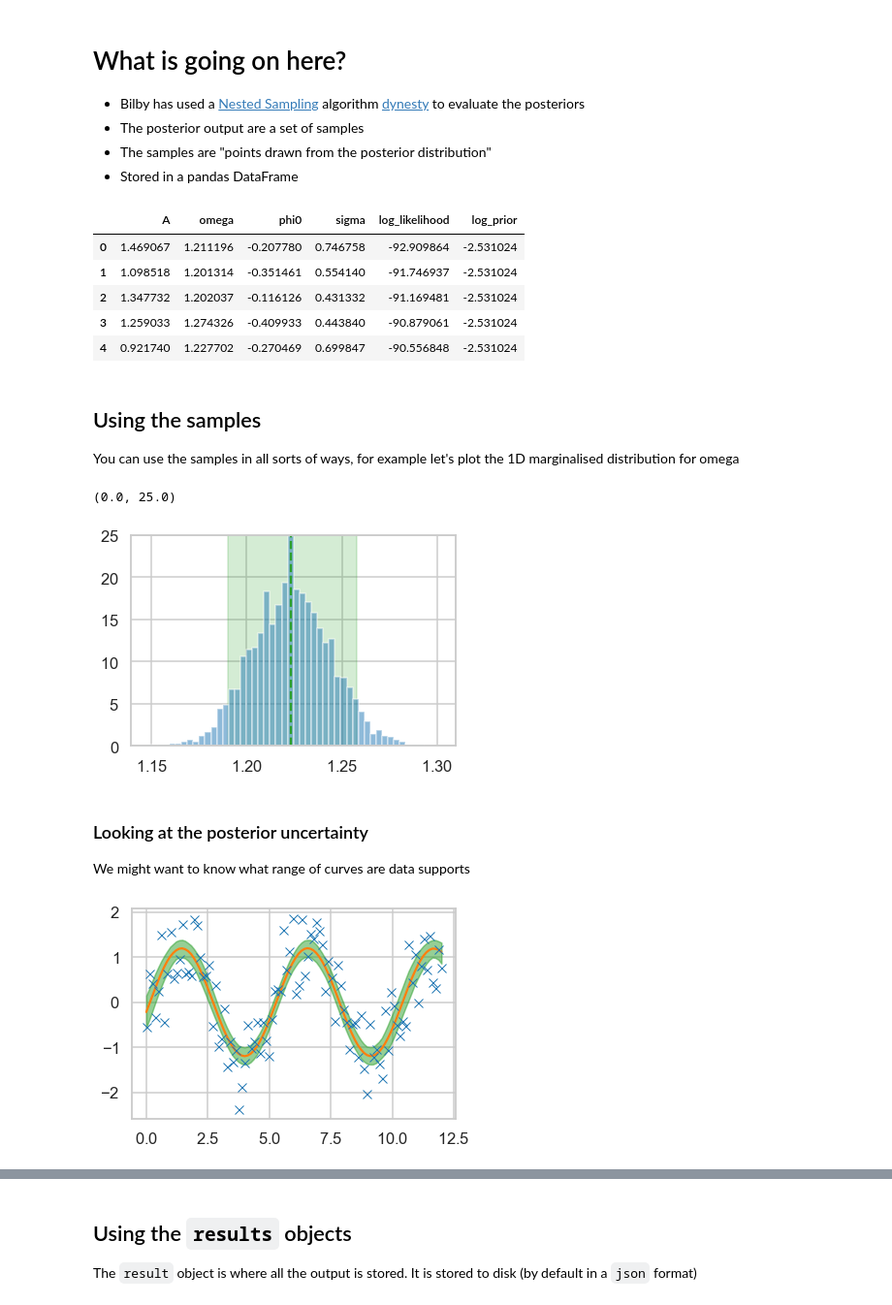
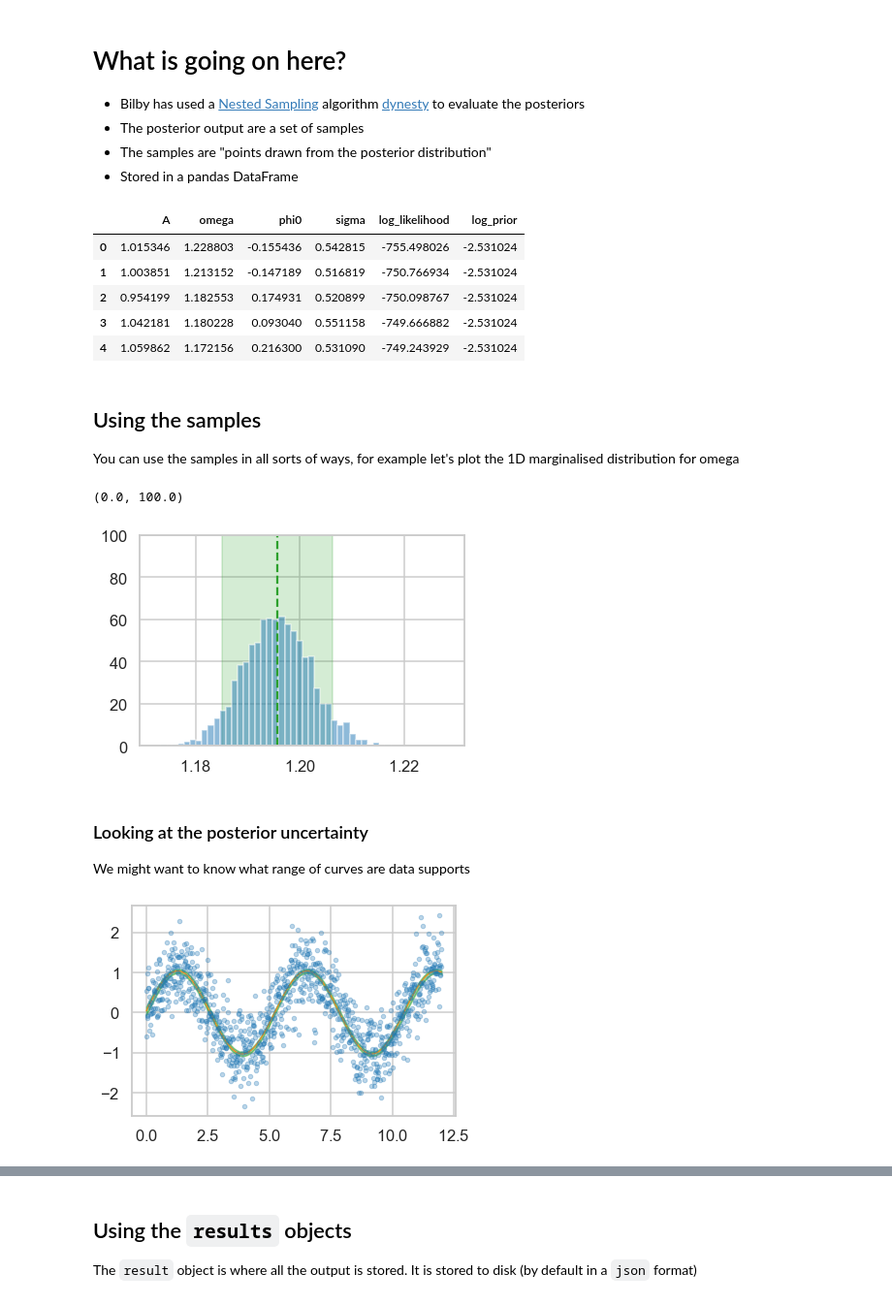
Before and after one commit to hemantaph/bilby, a Jupyter notebook: tutorial/introduction_to_inference.ipynb, the cells around one changed output, grey strips where cells are left out. Shown at 97% size. Saved outputs shown, nothing was run; the diff lists cells and outputs as text; code cells hidden in the pictures.

```diff
--- a/tutorial/introduction_to_inference.ipynb
+++ b/tutorial/introduction_to_inference.ipynb
@@ -170,11 +173,11 @@ Okay, let's simulate some data
 # %%
 sigma = 0.5
 omega_true = 1.2
-time = np.linspace(0, 12, 100)
+time = np.linspace(0, 12, 1000)
 ydet = modelA(time, omega=omega_true)
 yobs = ydet + np.random.normal(0, sigma, len(time))  # Observed data = SIGNAL + GAUSSIAN NOISE
 
-plt.plot(time, yobs, "o")
+plt.plot(time, yobs, ".")
 plt.ylabel("$y_{obs}$"); plt.xlabel("time")
 plt.show()
 # %% [output]
@@ -203,14 +223,17 @@ $$\ln\mathcal{L}(\mathbf{y}, \mathbf{t} | \omega, M_A, \sigma=0.1) = \sum_{i}\ln
 # %%
+# likelihood
 def ln_likelihood(yobs, time, omega, sigma=0.1):
     yA = modelA(time, omega)
     ln_likes = -0.5 * ((yobs - yA)**2 / sigma**2 + np.log(2*np.pi*sigma**2))
     return np.sum(ln_likes)
 
-omega_grid = np.linspace(omega_true-2e-2, omega_true+2e-2, 1000)
+# prior
+omega_grid = np.linspace(omega_true-2e-3, omega_true+2e-3, 100)
 ln_likelihood_grid = []
 for omega in omega_grid:
     ln_likelihood_grid.append(ln_likelihood(yobs, time, omega))
 
+print(omega_grid[np.argmax(ln_likelihood_grid)])
 plt.plot(omega_grid, ln_likelihood_grid)
 plt.axvline(omega_true, ls='--')
 plt.xlabel("$\omega$")
@@ -457,11 +487,11 @@ result.plot_corner()
 result.posterior.head()
 # %% [output]
 |  | A | omega | phi0 | sigma | log_likelihood | log_prior |
-| 0 | 1.469067 | 1.211196 | -0.207780 | 0.746758 | -92.909864 | -2.531024 |
-| 1 | 1.098518 | 1.201314 | -0.351461 | 0.554140 | -91.746937 | -2.531024 |
-| 2 | 1.347732 | 1.202037 | -0.116126 | 0.431332 | -91.169481 | -2.531024 |
-| 3 | 1.259033 | 1.274326 | -0.409933 | 0.443840 | -90.879061 | -2.531024 |
-| 4 | 0.921740 | 1.227702 | -0.270469 | 0.699847 | -90.556848 | -2.531024 |
+| 0 | 1.015346 | 1.228803 | -0.155436 | 0.542815 | -755.498026 | -2.531024 |
+| 1 | 1.003851 | 1.213152 | -0.147189 | 0.516819 | -750.766934 | -2.531024 |
+| 2 | 0.954199 | 1.182553 | 0.174931 | 0.520899 | -750.098767 | -2.531024 |
+| 3 | 1.042181 | 1.180228 | 0.093040 | 0.551158 | -749.666882 | -2.531024 |
+| 4 | 1.059862 | 1.172156 | 0.216300 | 0.531090 | -749.243929 | -2.531024 |
 # %% [markdown]
 ## Using the samples
 
@@ -475,25 +505,25 @@ upper_bound = np.quantile(omega_samples, 0.95)
 plt.fill_between([low_bound, upper_bound], 0, 200, color='C2', alpha=0.2)
 plt.axvline(median, ls="--", color="C2")
 _ = plt.hist(omega_samples, bins=50, density=True, alpha=0.5)
-plt.ylim(0, 25)
+plt.ylim(0, 100)
 # %% [output]
-(0.0, 25.0)
+(0.0, 100.0)
-[figure, old version]
+[figure, new version]
 # %% [markdown]
 ### Looking at the posterior uncertainty
 We might want to know what range of curves are data supports
 # %%
 y_pred = []
 for _, sample in result.posterior.sample(1000).iterrows():
     y_pred.append(modelB(time, **{k:sample[k] for k in likelihood.model_parameters.keys()}))
 
 median = np.quantile(y_pred, 0.5, axis=0)
 lower = np.quantile(y_pred, 0.01, axis=0)
 upper = np.quantile(y_pred, 0.99, axis=0)
-plt.plot(time, median, color='C1')
+plt.plot(time, median, color='C1', linewidth=1)
 plt.fill_between(time, lower, upper, color="C2", alpha=0.5)
 
-plt.plot(time, yobs, 'x')
+plt.plot(time, yobs, '.', alpha=0.3)
 plt.show()
 # %% [output]
-[figure, old version]
+[figure, new version]
```
Also changed, not shown: parts of 22 cells of this notebook, 28 other files.
